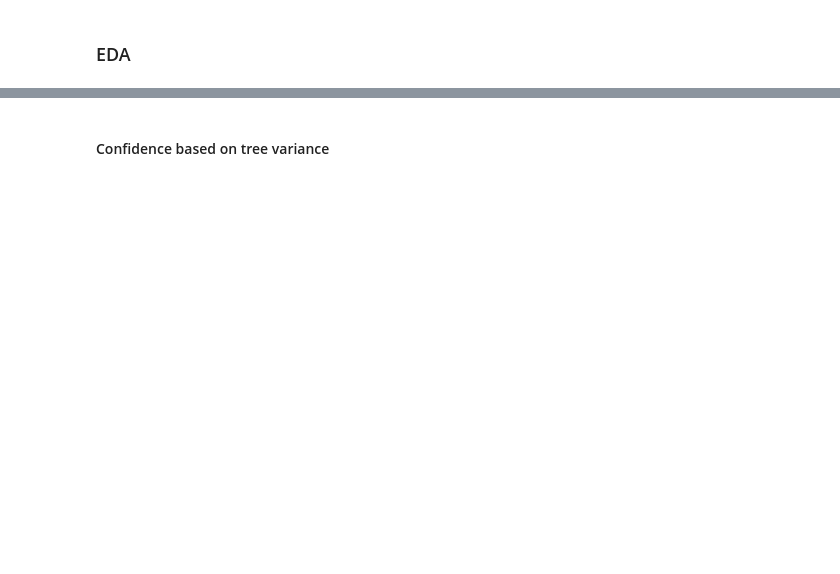
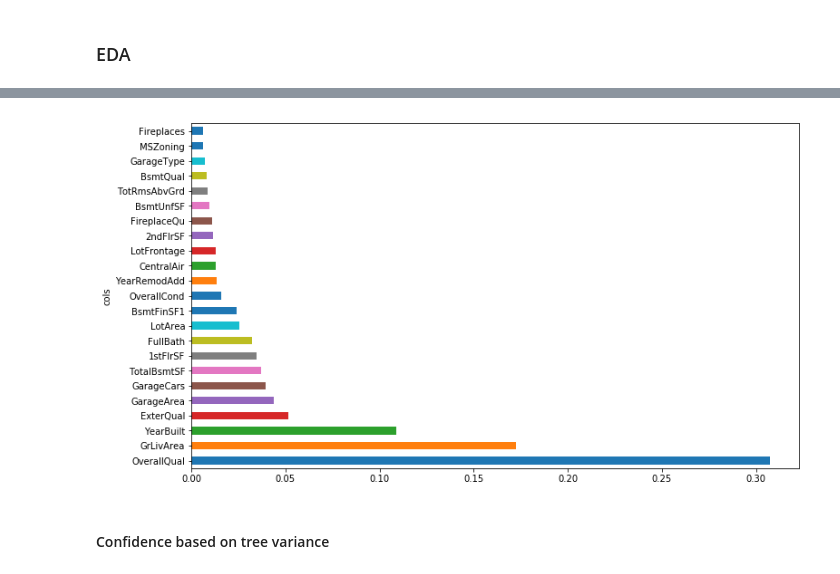
Before and after one commit to ademyanchuk/fasta_ml_course, a Jupyter notebook: lesson1-house_price.ipynb, the cells around one changed output, grey strips where cells are left out. Cells and saved outputs as stored; diff of their text form; code cells hidden in the pictures; blank space fills up the shorter version.

```diff
--- a/lesson1-house_price.ipynb
+++ b/lesson1-house_price.ipynb
@@ -324,0 +379,9 @@ y_pred = np.exp(y_pred)
+# %%
+df_keep = df[to_keep].copy()
+# %%
+X_train = df_keep.loc[tr_index].copy()
+X_valid = df_keep.loc[val_index].copy()
+# %%
+m = RandomForestRegressor(n_jobs=-1, n_estimators=40, max_features=0.5)
+%time m.fit(X_train, y_train)
+print_score(m)
@@ -324,0 +392,2 @@ y_pred = np.exp(y_pred)
+# %%
+fi = rf_feat_importance(m, X_train); fi[:10]
@@ -325,3 +406,7 @@ y_pred = np.exp(y_pred)
+# %%
+plot_fi(fi[:30]);
+# %% [output]
+[figure, added]
 # %% [markdown]
 #### Confidence based on tree variance
 # %%
```
Also changed, not shown: parts of 28 cells of this notebook.
